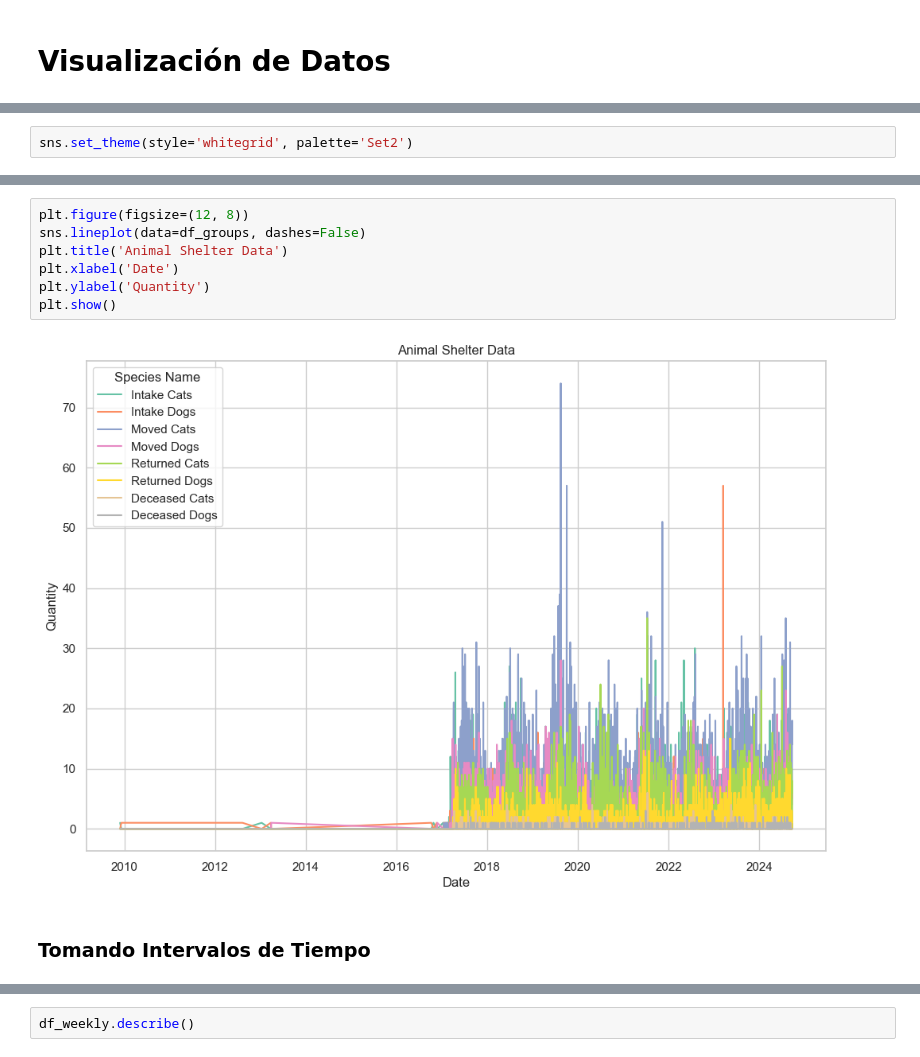
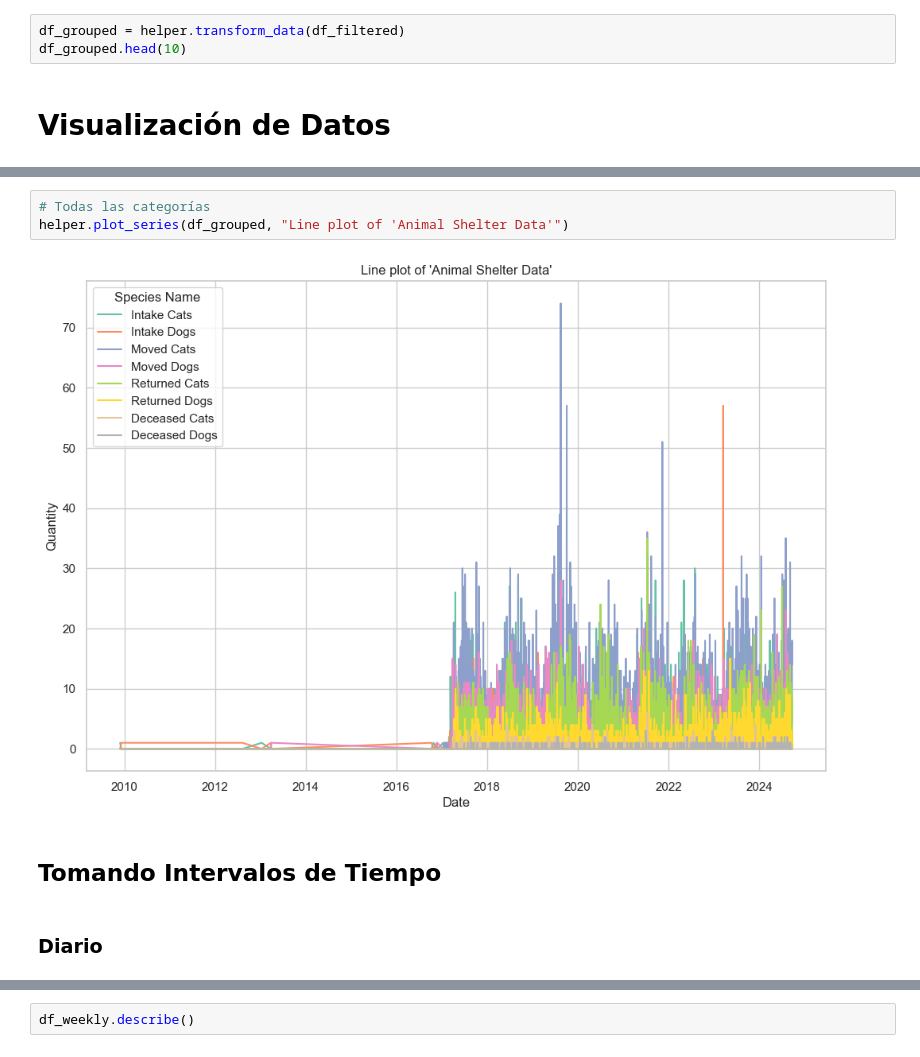
Before and after one commit to MicaKil/ia2, a Jupyter notebook: 08_dl-for-timeseries/Micaela_Del_Longo-Animal_Care/Micaela_Del_Longo-Animal_Care.ipynb, the cells around one changed output, grey strips where cells are left out. Drawn from its saved outputs; the diff is of its cells as text.

```diff
--- a/08_dl-for-timeseries/Micaela_Del_Longo-Animal_Care/Micaela_Del_Longo-Animal_Care.ipynb
+++ b/08_dl-for-timeseries/Micaela_Del_Longo-Animal_Care/Micaela_Del_Longo-Animal_Care.ipynb
@@ -283,3 +168,6 @@ df_groups.to_csv('micaela_data/processed/Animal_Shelter_Combined.csv')
+# %%
+df_grouped = helper.transform_data(df_filtered)
+df_grouped.head(10)
 # %% [markdown]
 # Visualización de Datos
 # %%
@@ -294,5 +182,3 @@ df_groups.describe()
 | 50% | 3.00000 | 2.000000 | 5.000000 | 3.000000 | 1.000000 | 1.000000 | 0.000000 | ... |
 | 75% | 6.00000 | 4.000000 | 9.000000 | 5.000000 | 4.000000 | 2.000000 | 0.000000 | ... |
 | max | 30.00000 | 57.000000 | 74.000000 | 28.000000 | 35.000000 | 15.000000 | 6.000000 | ... |
-# %%
-sns.set_theme(style='whitegrid', palette='Set2')
@@ -319,12 +205,10 @@ plt.show()
 # %%
-plt.figure(figsize=(12, 8))
-sns.lineplot(data=df_groups, dashes=False)
-plt.title('Animal Shelter Data')
-plt.xlabel('Date')
-plt.ylabel('Quantity')
-plt.show()
+# Todas las categorías
+helper.plot_series(df_grouped, "Line plot of 'Animal Shelter Data'")
 # %% [output]
-[figure, old version]
+[figure, new version]
 # %% [markdown]
-### Tomando Intervalos de Tiempo
+## Tomando Intervalos de Tiempo
+# %% [markdown]
+### Diario
 # %%
```
Also changed, not shown: parts of 51 cells of this notebook, 3 other files.
